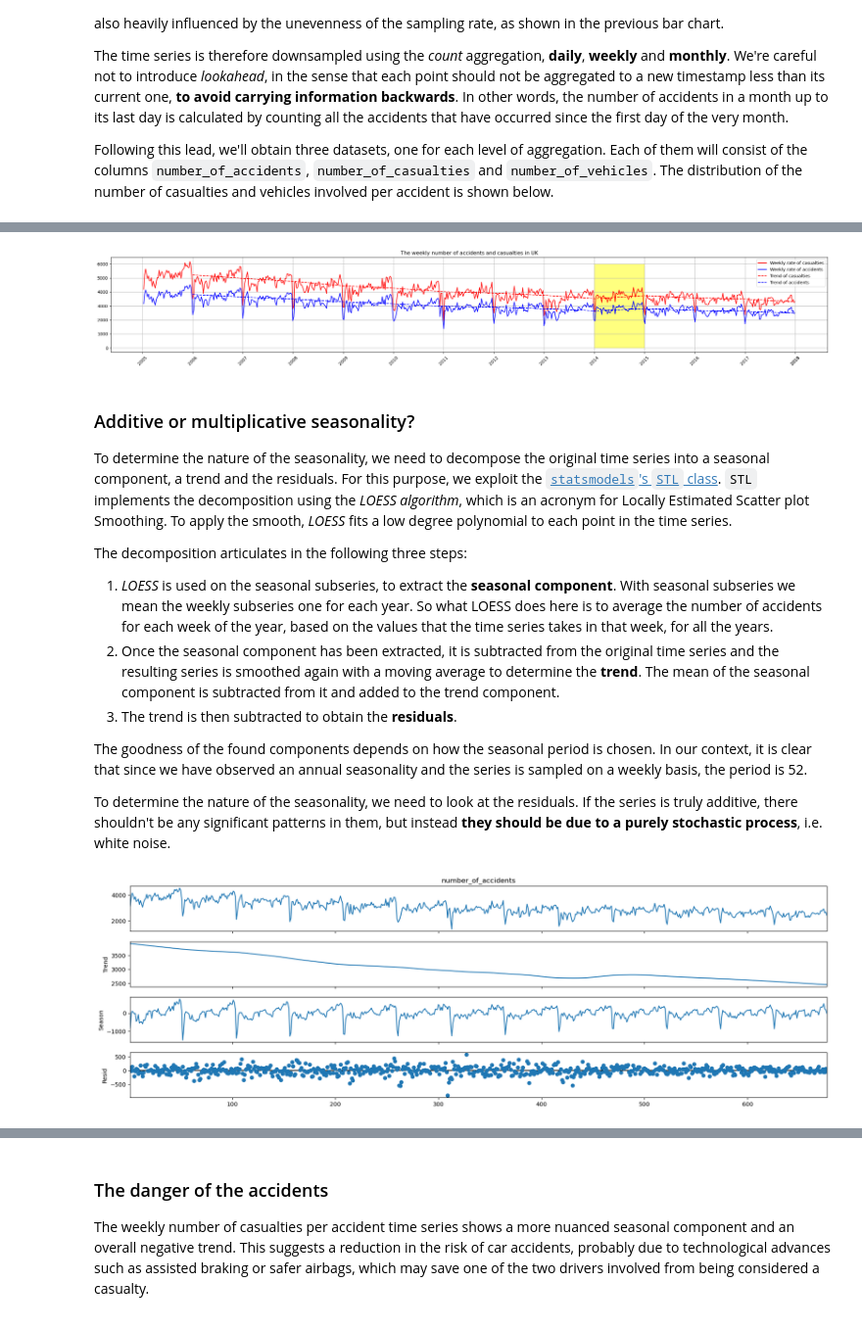
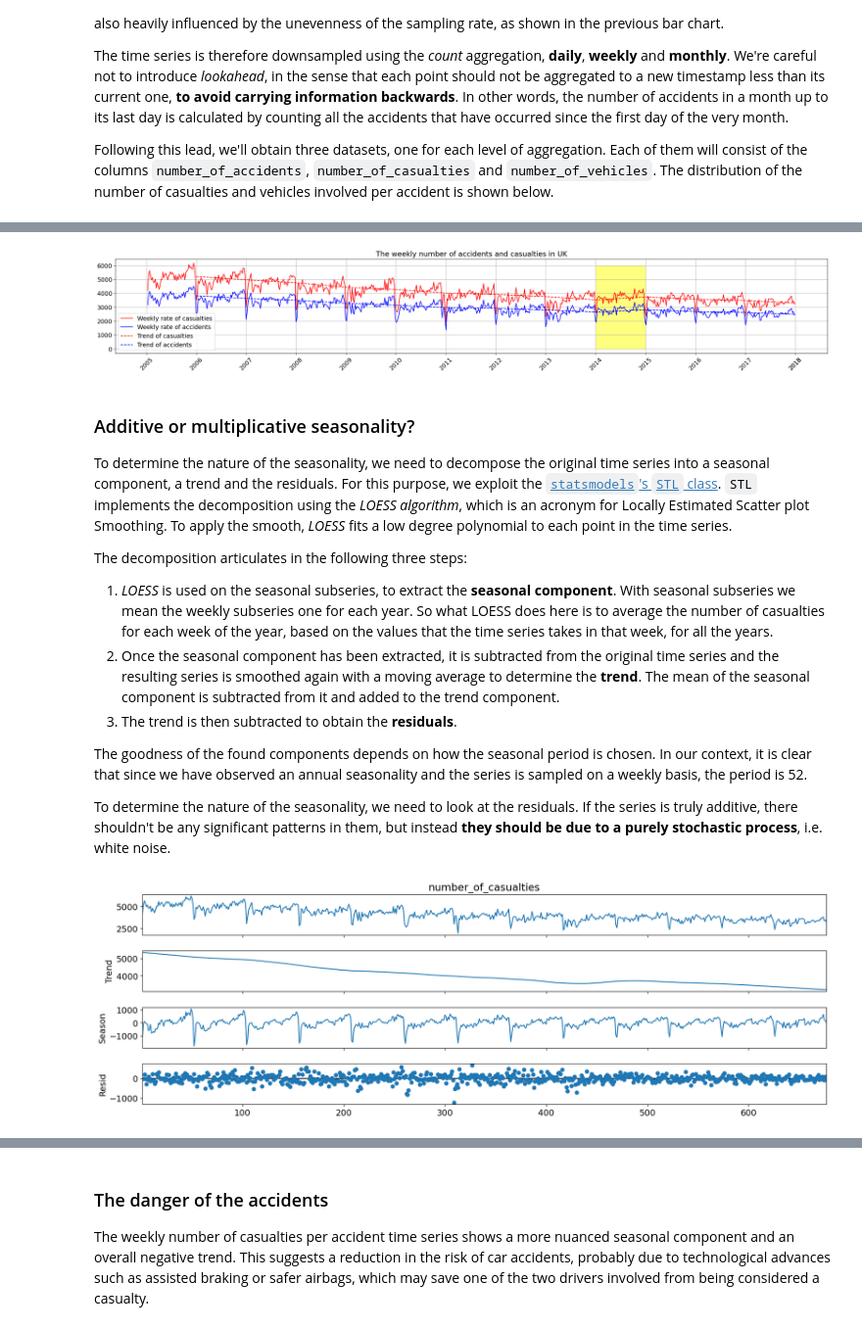
Before and after one commit to fedeStaffo/UK-Traffic-Accidents-Classification-Clustering-TimeSeries, a Jupyter notebook: time_series_analysis/time_series_analysis.ipynb, the cells around one changed output, grey strips where cells are left out. Shown at 98% size. Saved outputs shown, nothing was run; the diff lists cells and outputs as text; code cells hidden in the pictures.

```diff
--- a/time_series_analysis/time_series_analysis.ipynb
+++ b/time_series_analysis/time_series_analysis.ipynb
@@ -49,6 +49,7 @@ However, there's still the problem of daylight savings time, which causes some i
 # %%
 DATASET_NAME = 'Accident_Information'
 USE_CACHED = True
+plt.rcParams.update({'font.size': 14})
 # %%
 df_original = pd.read_csv(f'../dataset/{DATASET_NAME}{'[time_series]'if USE_CACHED else ''}.csv', low_memory=False)
 # %%
@@ -171,7 +172,7 @@ plt.legend()
 plt.grid()
 plt.show()
 # %% [output]
-[figure, old version]
+[figure, new version]
 # %% [markdown]
 ### Additive or multiplicative seasonality?
 
@@ -179,7 +180,7 @@ To determine the nature of the seasonality, we need to decompose the original ti
 For this purpose, we exploit the [`statsmodels`'s `STL` class](https://www.statsmodels.org/dev/generated/statsmodels.tsa.seasonal.STL.html#statsmodels.tsa.seasonal.STL). `STL` implements the decomposition using the *LOESS algorithm*, which is an acronym for Locally Estimated Scatter plot Smoothing. To apply the smooth, *LOESS* fits a low degree polynomial to each point in the time series.
 
 The decomposition articulates in the following three steps:
-1. *LOESS* is used on the seasonal subseries, to extract the **seasonal component**. With seasonal subseries we mean the weekly subseries one for each year. So what LOESS does here is to average the number of accidents for each week of the year, based on the values that the time series takes in that week, for all the years.
+1. *LOESS* is used on the seasonal subseries, to extract the **seasonal component**. With seasonal subseries we mean the weekly subseries one for each year. So what LOESS does here is to average the number of casualties for each week of the year, based on the values that the time series takes in that week, for all the years.
 2. Once the seasonal component has been extracted, it is subtracted from the original time series and the resulting series is smoothed again with a moving average to determine the **trend**. The mean of the seasonal component is subtracted from it and added to the trend component.
 3. The trend is then subtracted to obtain the **residuals**.
 
@@ -187,10 +188,10 @@ The goodness of the found components depends on how the seasonal period is chose
 
 To determine the nature of the seasonality, we need to look at the residuals. If the series is truly additive, there shouldn't be any significant patterns in them, but instead **they should be due to a purely stochastic process**, i.e. white noise.
 # %%
-stl = STL(weekly_df['number_of_accidents'], period=52)
+stl = STL(weekly_df['number_of_casualties'], period=52)
 result_stl = stl.fit()
 result_stl.plot().set_size_inches(20, 6)
 plt.show()
 # %% [output]
-[figure, old version]
+[figure, new version]
 # %% [markdown]
```
Also changed, not shown: parts of 22 cells of this notebook.
